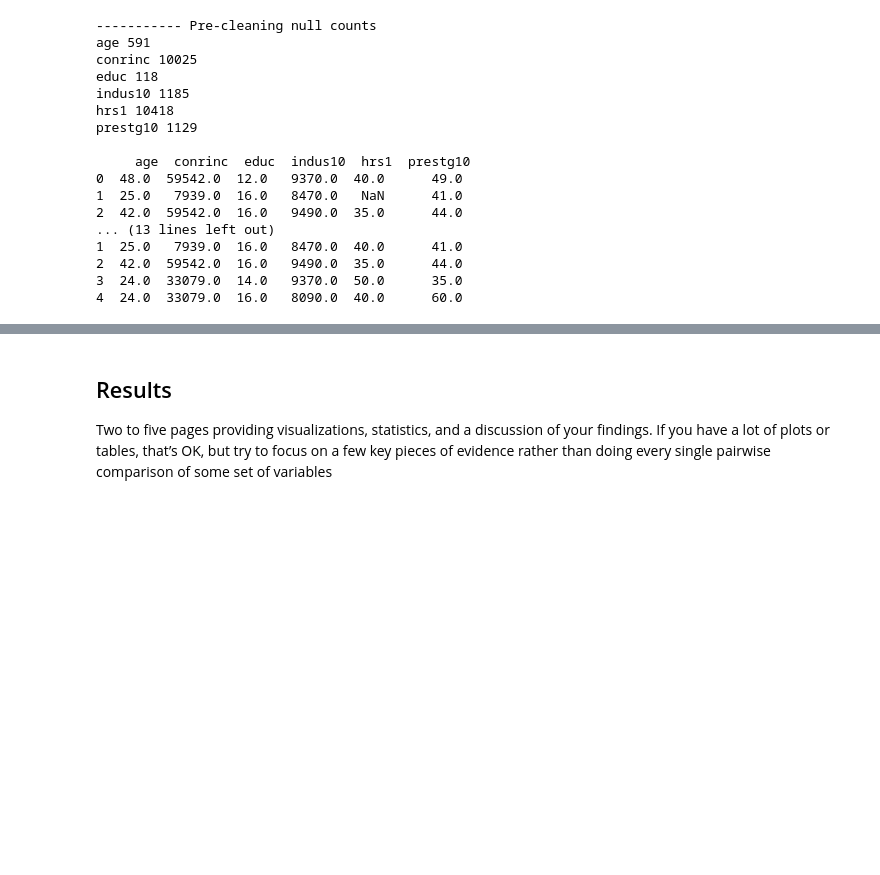
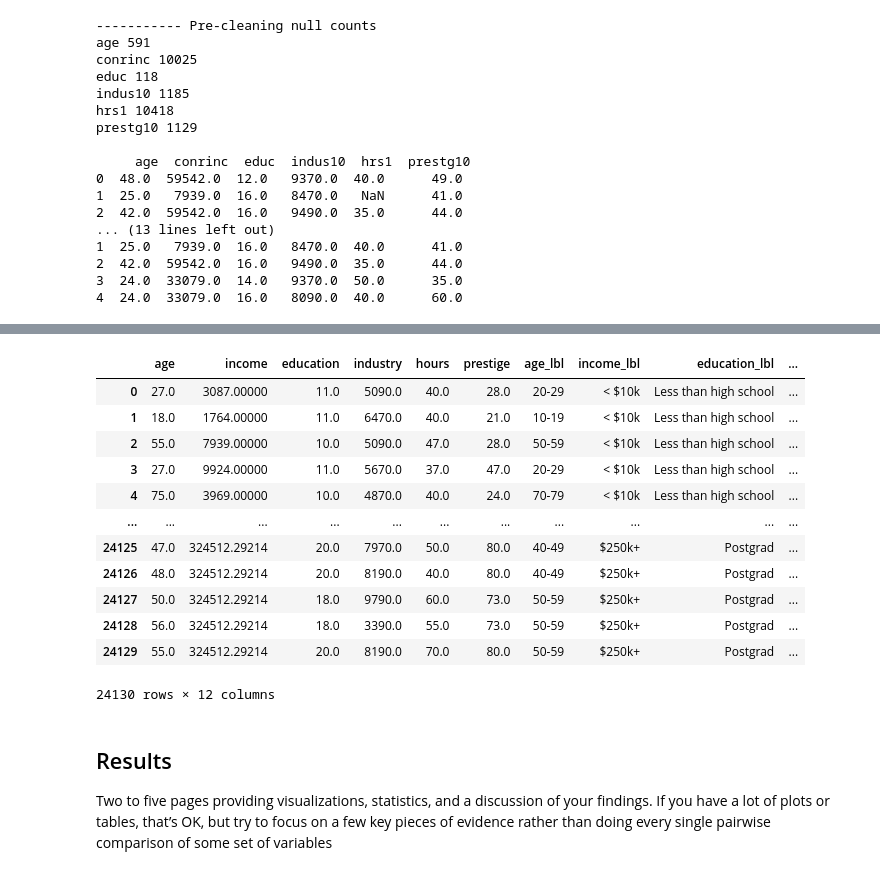
Before and after one commit to gsilver321/project_gss, a Jupyter notebook: project1_paper.ipynb, the cells around one changed output, grey strips where cells are left out. Saved outputs shown, nothing was run; the diff lists cells and outputs as text; code cells hidden in the pictures; blank space fills up the shorter version.

```diff
--- a/project1_paper.ipynb
+++ b/project1_paper.ipynb
@@ -95,3 +185,32 @@ df
+# %%
+income_order = ['< $10k', '$10-25k', '$25-50k', '$50-75k', '$75-100k', '$100-250k', '$250k+']
+educ_order = ['Less than high school', 'High School Diploma', 'Some college', "Bachelor's Degree", 'Postgrad']
+incomeXeduc_order = income_order + educ_order
+indus_order = ['Agriculture, forestry, fishing, and hunting', 'Mining, quarrying, and oil and gas extraction',
+'Utilities', 'Construction', 'Manufacturing', 'Wholesale and retail trade','Transportation and warehousing',
+'Information', 'Finance and insurance', 'Real estate and rental and leasing','Professional and technical services',
+'Management, administrative, and waste services', 'Educational services', 'Health care and social assistance',
+'Leisure and hospitality', 'Other services', 'Public administration']
+
+def df_sort(s):
+  return s.apply(lambda x: (incomeXeduc_order.index(x)))
+
+df = df.sort_values(by=['income_lbl', 'education_lbl'], key=df_sort, ignore_index=True) # sort df by income and education to make later analysis easier
+df
+# %% [output]
+|  | age | income | education | industry | hours | prestige | age_lbl | income_lbl | education_lbl | ... |
+| 0 | 27.0 | 3087.00000 | 11.0 | 5090.0 | 40.0 | 28.0 | 20-29 | < $10k | Less than high school | ... |
+| 1 | 18.0 | 1764.00000 | 11.0 | 6470.0 | 40.0 | 21.0 | 10-19 | < $10k | Less than high school | ... |
+| 2 | 55.0 | 7939.00000 | 10.0 | 5090.0 | 47.0 | 28.0 | 50-59 | < $10k | Less than high school | ... |
+| 3 | 27.0 | 9924.00000 | 11.0 | 5670.0 | 37.0 | 47.0 | 20-29 | < $10k | Less than high school | ... |
+| 4 | 75.0 | 3969.00000 | 10.0 | 4870.0 | 40.0 | 24.0 | 70-79 | < $10k | Less than high school | ... |
+| ... | ... | ... | ... | ... | ... | ... | ... | ... | ... | ... |
+| 24125 | 47.0 | 324512.29214 | 20.0 | 7970.0 | 50.0 | 80.0 | 40-49 | $250k+ | Postgrad | ... |
+| 24126 | 48.0 | 324512.29214 | 20.0 | 8190.0 | 40.0 | 80.0 | 40-49 | $250k+ | Postgrad | ... |
+| 24127 | 50.0 | 324512.29214 | 18.0 | 9790.0 | 60.0 | 73.0 | 50-59 | $250k+ | Postgrad | ... |
+| 24128 | 56.0 | 324512.29214 | 18.0 | 3390.0 | 55.0 | 73.0 | 50-59 | $250k+ | Postgrad | ... |
+| 24129 | 55.0 | 324512.29214 | 20.0 | 8190.0 | 70.0 | 80.0 | 50-59 | $250k+ | Postgrad | ... |
+24130 rows × 12 columns
 # %% [markdown]
 ## Results
 
```
Also changed, not shown: parts of 5 cells of this notebook.
